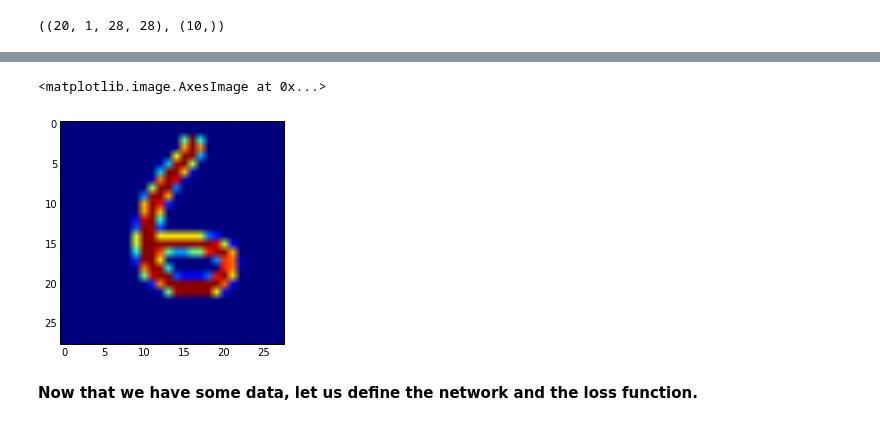
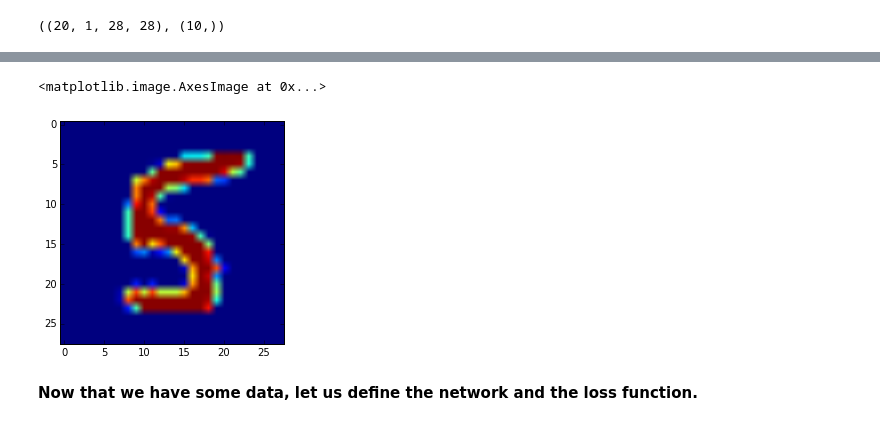
Before and after one commit to christopher-beckham/msc, a Jupyter notebook: experiments/siamese_network_mnist/prototype_net.ipynb, the cells around one changed output, grey strips where cells are left out. Drawn from its saved outputs; the diff is of its cells as text; code cells hidden in the pictures.

```diff
--- a/experiments/siamese_network_mnist/prototype_net.ipynb
+++ b/experiments/siamese_network_mnist/prototype_net.ipynb
@@ -87,3 +75,5 @@ y_batch = np.asarray(y_batch, dtype="int32")
+# %%
+X_batch, y_batch = get_batch(size=20)
 # %%
 X_batch.shape, y_batch.shape
 # %% [output]
@@ -95,8 +85,8 @@ array([1, 1, 1, 0, 0, 0, 0, 1, 1, 1], dtype=int32)
 # %%
-plt.imshow( X_batch[9][0] )
+plt.imshow( X_batch[3][0] )
 # %% [output]
 <matplotlib.image.AxesImage at 0x...>
-[figure, old version]
+[figure, new version]
 # %% [markdown]
 **Now that we have some data, let us define the network and the loss function.**
 # %%
```
Also changed, not shown: parts of 9 cells of this notebook, 1 other file.
